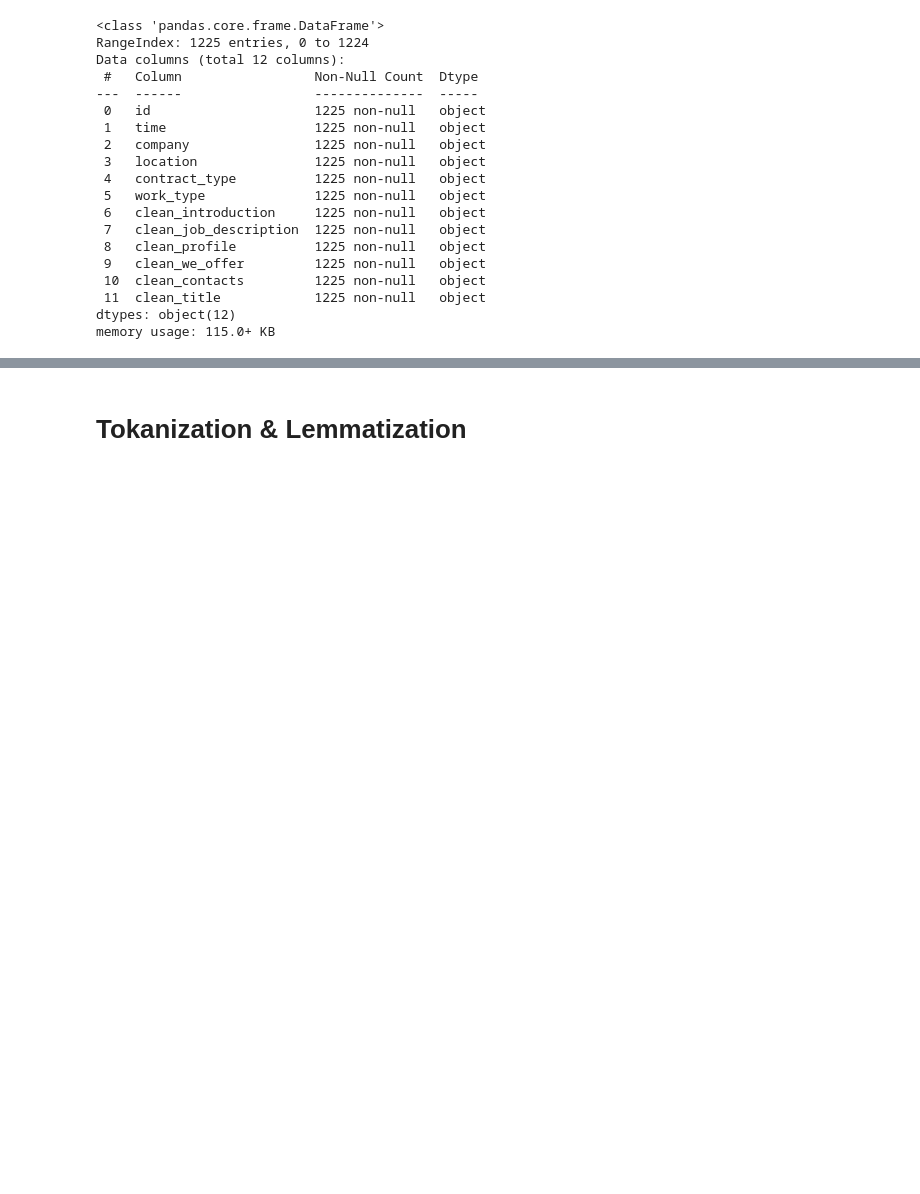
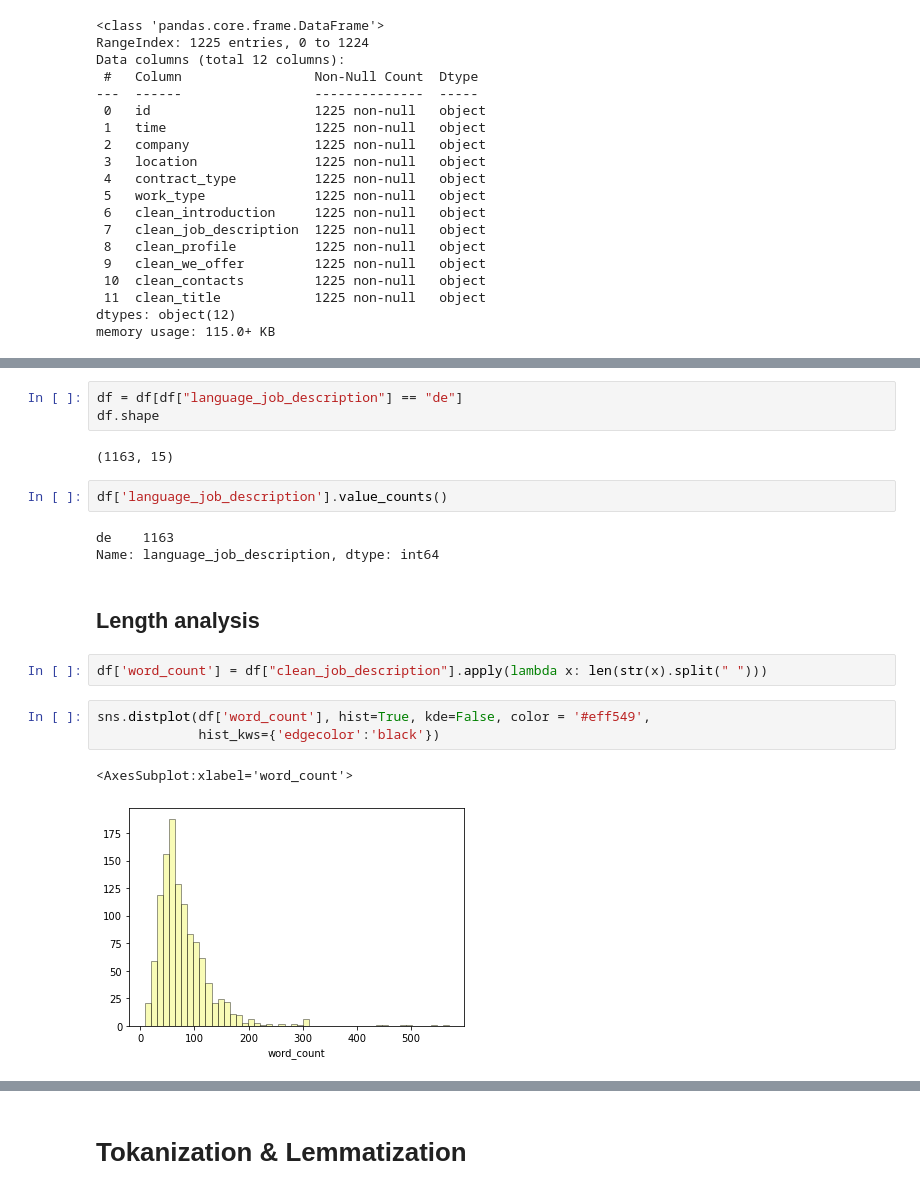
Before and after one commit to code-ksu/job-market-covid19-analysis, a Jupyter notebook: src/MA_cleaning.ipynb, the cells around one changed output, grey strips where cells are left out. Saved outputs shown, nothing was run; the diff lists cells and outputs as text; blank space fills up the shorter version.

```diff
--- a/src/MA_cleaning.ipynb
+++ b/src/MA_cleaning.ipynb
@@ -225,0 +302,20 @@ memory usage: 115.0+ KB
+# %%
+df = df[df["language_job_description"] == "de"]
+df.shape
+# %% [output]
+(1163, 15)
+# %%
+df['language_job_description'].value_counts()
+# %% [output]
+de    1163
+Name: language_job_description, dtype: int64
+# %% [markdown]
+## Length analysis
+# %%
+df['word_count'] = df["clean_job_description"].apply(lambda x: len(str(x).split(" ")))
+# %%
+sns.distplot(df['word_count'], hist=True, kde=False, color = '#eff549',
+             hist_kws={'edgecolor':'black'})
+# %% [output]
+<AxesSubplot:xlabel='word_count'>
+[figure, added]
```
Also changed, not shown: parts of 25 cells of this notebook, 1 other file.
